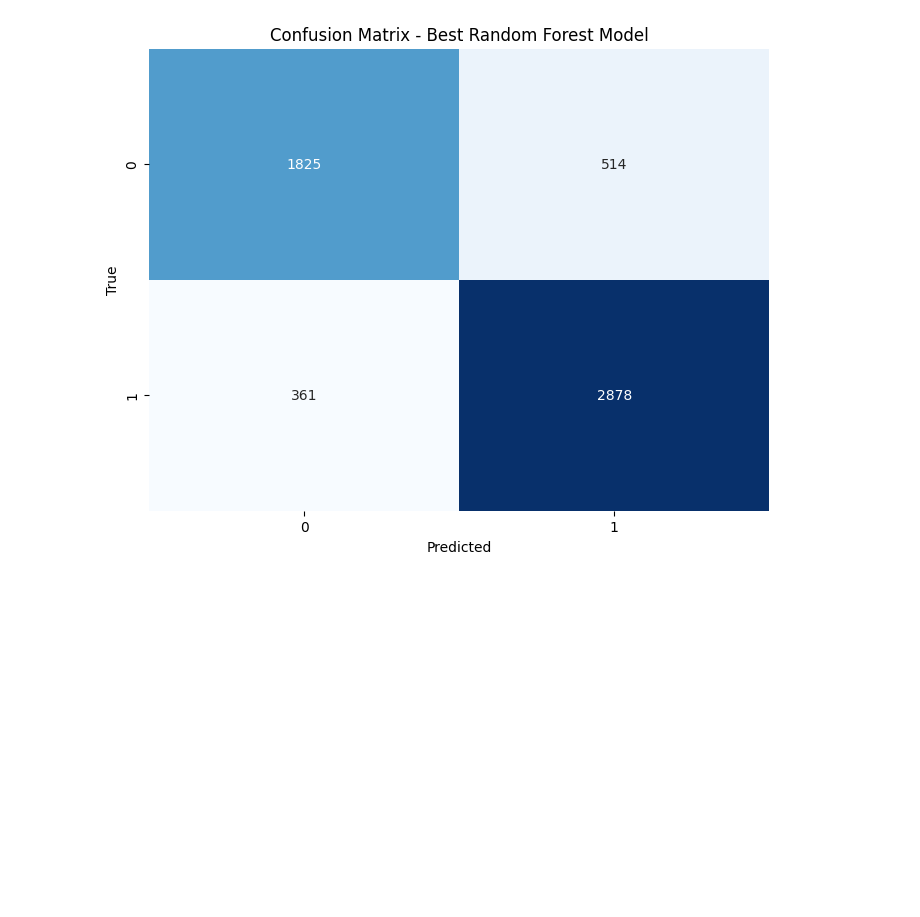
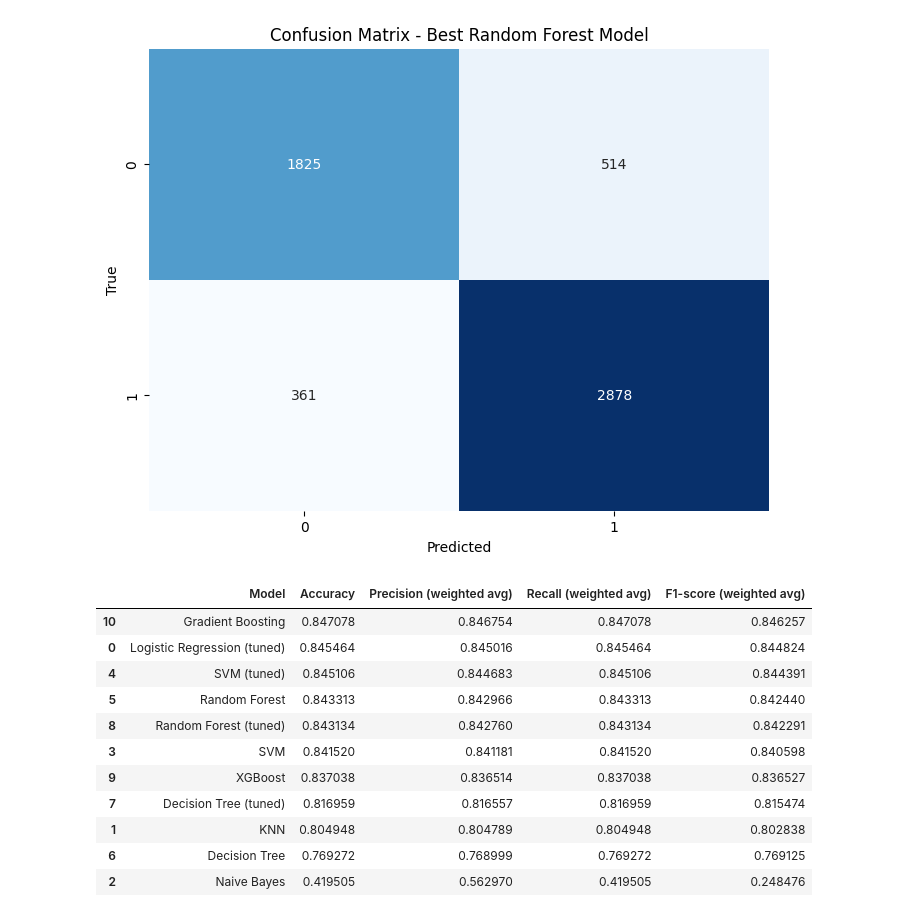
Before and after one commit to davidlealo/sic_ai_2025_sept, a Jupyter notebook: 3_machine_learning/clase_16.ipynb, the cells around one changed output. Saved outputs shown, nothing was run; the diff lists cells and outputs as text; code cells hidden in the pictures; blank space fills up the shorter version.

```diff
--- a/3_machine_learning/clase_16.ipynb
+++ b/3_machine_learning/clase_16.ipynb
@@ -975,3 +976,88 @@ Accuracy of the best Random Forest model on the test set: 0.8431337396916457
    macro avg       0.84      0.83      0.84      5578
 weighted avg       0.84      0.84      0.84      5578
 [figure]
+# %%
+# Summarize the performance metrics of all models in a table
+
+model_names = ['Logistic Regression (tuned)', 'KNN', 'Naive Bayes', 'SVM', 'SVM (tuned)', 'Random Forest', 'Decision Tree', 'Decision Tree (tuned)', 'Random Forest (tuned)', 'XGBoost', 'Gradient Boosting']
+accuracies = [accuracy_best, accuracy_knn, accuracy_nb, accuracy_svm, accuracy_best_svm, accuracy_rf, accuracy_dt, accuracy_best_dt, accuracy_best_rf, accuracy_xgb, accuracy_gb]
+
+# For precision, recall, and f1-score, we need to parse the classification reports
+# Let's assume the reports are stored in variables like report, report_knn, etc.
+# We'll extract the weighted avg f1-score as a representative metric
+
+# Re-generate classification reports if they are not already stored in variables
+report_lr_tuned = classification_report(y_test, y_pred_best, output_dict=True)
+report_knn = classification_report(y_test, y_pred_knn, output_dict=True)
+report_nb = classification_report(y_test, y_pred_nb, output_dict=True)
+report_svm = classification_report(y_test, y_pred_svm, output_dict=True)
+report_svm_tuned = classification_report(y_test, y_pred_best_svm, output_dict=True)
+report_rf = classification_report(y_test, y_pred_rf, output_dict=True)
+report_dt = classification_report(y_test, y_pred_dt, output_dict=True)
+report_dt_tuned = classification_report(y_test, y_pred_best_dt, output_dict=True)
+report_rf_tuned = classification_report(y_test, y_pred_best_rf, output_dict=True)
+report_xgb = classification_report(y_test, y_pred_xgb, output_dict=True)
+report_gb = classification_report(y_test, y_pred_gb, output_dict=True)
+
+
+precisions = [report_lr_tuned['weighted avg']['precision'],
+              report_knn['weighted avg']['precision'],
+              report_nb['weighted avg']['precision'],
+              report_svm['weighted avg']['precision'],
+              report_svm_tuned['weighted avg']['precision'],
+              report_rf['weighted avg']['precision'],
+              report_dt['weighted avg']['precision'],
+              report_dt_tuned['weighted avg']['precision'],
+              report_rf_tuned['weighted avg']['precision'],
+              report_xgb['weighted avg']['precision'],
+              report_gb['weighted avg']['precision']]
+
+recalls = [report_lr_tuned['weighted avg']['recall'],
+           report_knn['weighted avg']['recall'],
+           report_nb['weighted avg']['recall'],
+           report_svm['weighted avg']['recall'],
+           report_svm_tuned['weighted avg']['recall'],
+           report_rf['weighted avg']['recall'],
+           report_dt['weighted avg']['recall'],
+           report_dt_tuned['weighted avg']['recall'],
+           report_rf_tuned['weighted avg']['recall'],
+           report_xgb['weighted avg']['recall'],
+           report_gb['weighted avg']['recall']]
+
+f1_scores = [report_lr_tuned['weighted avg']['f1-score'],
+             report_knn['weighted avg']['f1-score'],
+             report_nb['weighted avg']['f1-score'],
+             report_svm['weighted avg']['f1-score'],
+             report_svm_tuned['weighted avg']['f1-score'],
+             report_rf['weighted avg']['f1-score'],
+             report_dt['weighted avg']['f1-score'],
+             report_dt_tuned['weighted avg']['f1-score'],
+             report_rf_tuned['weighted avg']['f1-score'],
+             report_xgb['weighted avg']['f1-score'],
+             report_gb['weighted avg']['f1-score']]
+
+
+summary_df = pd.DataFrame({
+    'Model': model_names,
+    'Accuracy': accuracies,
+    'Precision (weighted avg)': precisions,
+    'Recall (weighted avg)': recalls,
+    'F1-score (weighted avg)': f1_scores
+})
+
+summary_df = summary_df.sort_values(by='Accuracy', ascending=False)
+
+display(summary_df)
+# %% [output]
+|  | Model | Accuracy | Precision (weighted avg) | Recall (weighted avg) | F1-score (weighted avg) |
+| 10 | Gradient Boosting | 0.847078 | 0.846754 | 0.847078 | 0.846257 |
+| 0 | Logistic Regression (tuned) | 0.845464 | 0.845016 | 0.845464 | 0.844824 |
+| 4 | SVM (tuned) | 0.845106 | 0.844683 | 0.845106 | 0.844391 |
+| 5 | Random Forest | 0.843313 | 0.842966 | 0.843313 | 0.842440 |
+| 8 | Random Forest (tuned) | 0.843134 | 0.842760 | 0.843134 | 0.842291 |
+| 3 | SVM | 0.841520 | 0.841181 | 0.841520 | 0.840598 |
+| 9 | XGBoost | 0.837038 | 0.836514 | 0.837038 | 0.836527 |
+| 7 | Decision Tree (tuned) | 0.816959 | 0.816557 | 0.816959 | 0.815474 |
+| 1 | KNN | 0.804948 | 0.804789 | 0.804948 | 0.802838 |
+| 6 | Decision Tree | 0.769272 | 0.768999 | 0.769272 | 0.769125 |
+| 2 | Naive Bayes | 0.419505 | 0.562970 | 0.419505 | 0.248476 |
```
Also changed, not shown: parts of 11 cells of this notebook.
